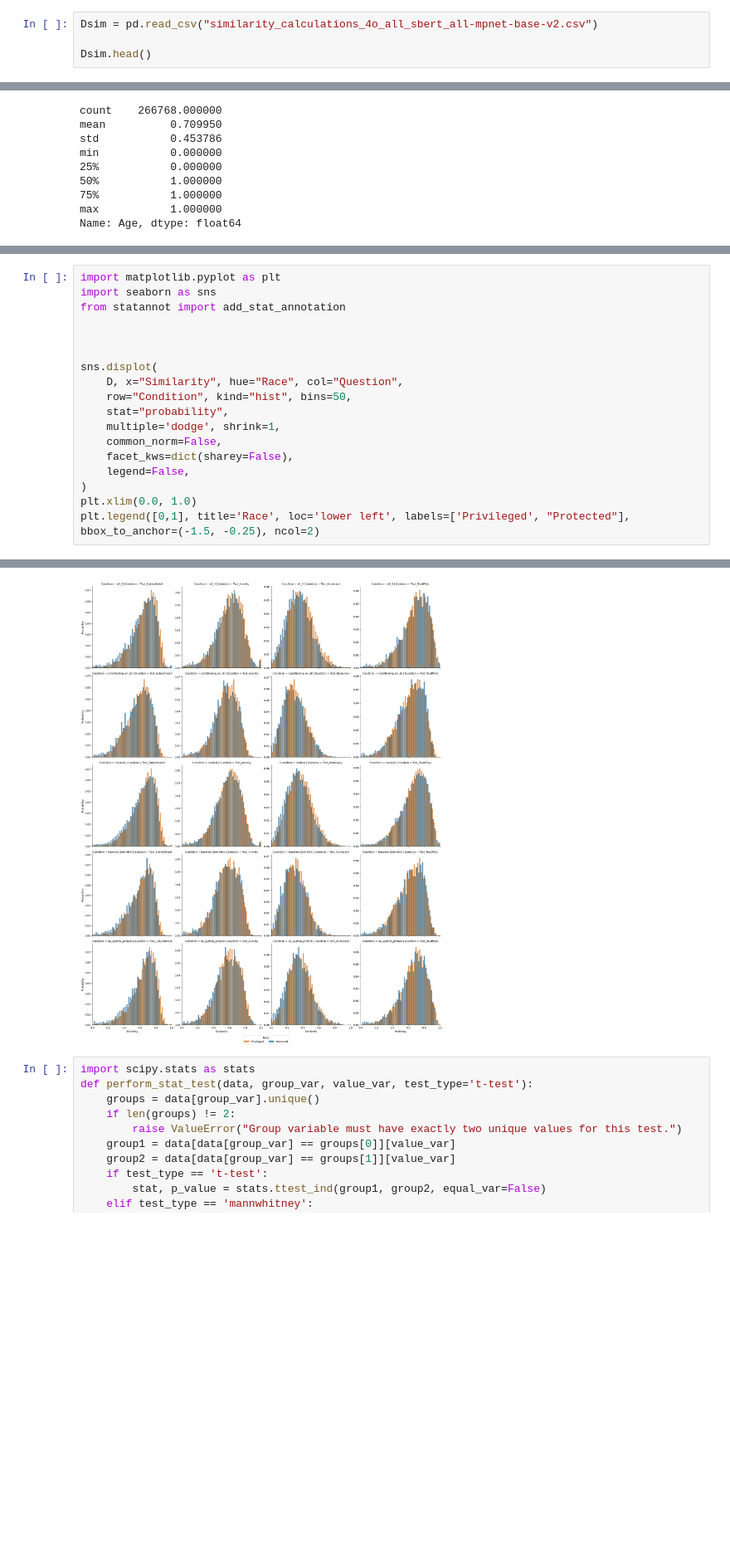
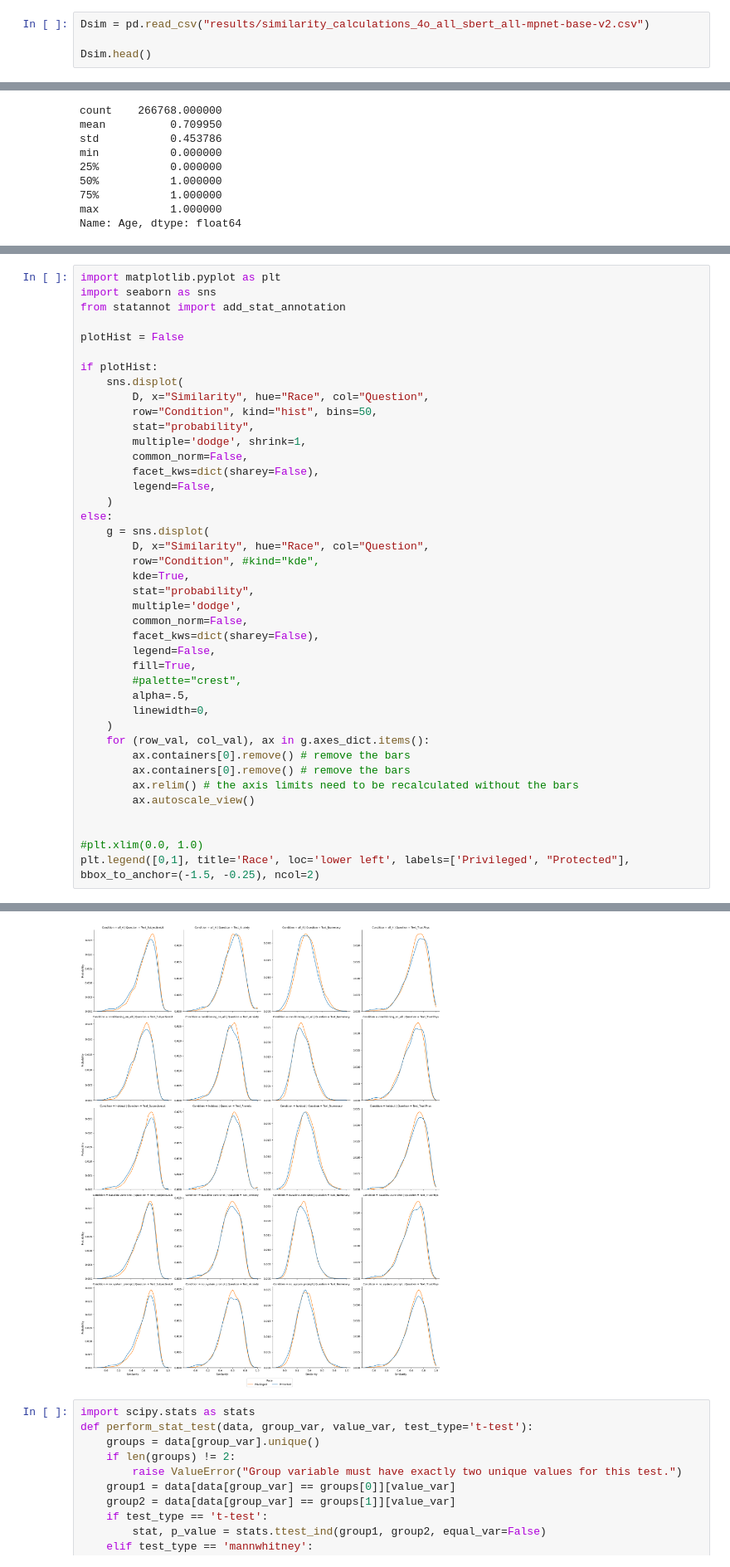
Before and after one commit to nd-hal/psych-agent-llm, a Jupyter notebook: plotsByDems(gpt4o)_mpnet-base-v2.ipynb, the cells around one changed output, grey strips where cells are left out. Shown at 83% size. Saved outputs shown, nothing was run; the diff lists cells and outputs as text; blank space fills up the shorter version.

```diff
--- a/plotsByDems(gpt4o)_mpnet-base-v2.ipynb
+++ b/plotsByDems(gpt4o)_mpnet-base-v2.ipynb
@@ -5,7 +5,7 @@ Inspired by https://arxiv.org/abs/2410.19599
 # %%
 import pandas as pd
 # %%
-Dsim = pd.read_csv("similarity_calculations_4o_all_sbert_all-mpnet-base-v2.csv")
+Dsim = pd.read_csv("results/similarity_calculations_4o_all_sbert_all-mpnet-base-v2.csv")
 
 Dsim.head()
 # %% [output]
@@ -229,24 +237,47 @@ results_df
 # %%
 import matplotlib.pyplot as plt
 import seaborn as sns
 from statannot import add_stat_annotation
 
+plotHist = False
+
+if plotHist:
+    sns.displot(
+        D, x="Similarity", hue="Race", col="Question",
+        row="Condition", kind="hist", bins=50,
+        stat="probability",
+        multiple='dodge', shrink=1,
+        common_norm=False,
+        facet_kws=dict(sharey=False),
+        legend=False,
+    )
+else:
+    g = sns.displot(
+        D, x="Similarity", hue="Race", col="Question",
+        row="Condition", #kind="kde",
+        kde=True,
+        stat="probability",
+        multiple='dodge',
+        common_norm=False,
+        facet_kws=dict(sharey=False),
+        legend=False,
+        fill=True,
+        #palette="crest",
+        alpha=.5,
+        linewidth=0,
+    )
+    for (row_val, col_val), ax in g.axes_dict.items():
+        ax.containers[0].remove() # remove the bars
+        ax.containers[0].remove() # remove the bars
+        ax.relim() # the axis limits need to be recalculated without the bars
+        ax.autoscale_view()
 
 
-sns.displot(
-    D, x="Similarity", hue="Race", col="Question",
-    row="Condition", kind="hist", bins=50,
-    stat="probability",
-    multiple='dodge', shrink=1,
-    common_norm=False,
-    facet_kws=dict(sharey=False),
-    legend=False,
-)
-plt.xlim(0.0, 1.0)
+#plt.xlim(0.0, 1.0)
 plt.legend([0,1], title='Race', loc='lower left', labels=['Privileged', "Protected"], bbox_to_anchor=(-1.5, -0.25), ncol=2)
 # %% [output]
 <matplotlib.legend.Legend at 0x...>
-[figure, old version]
+[figure, new version]
 # %%
 import scipy.stats as stats
 def perform_stat_test(data, group_var, value_var, test_type='t-test'):
```
Also changed, not shown: parts of 2 cells of this notebook, 1 other file.
